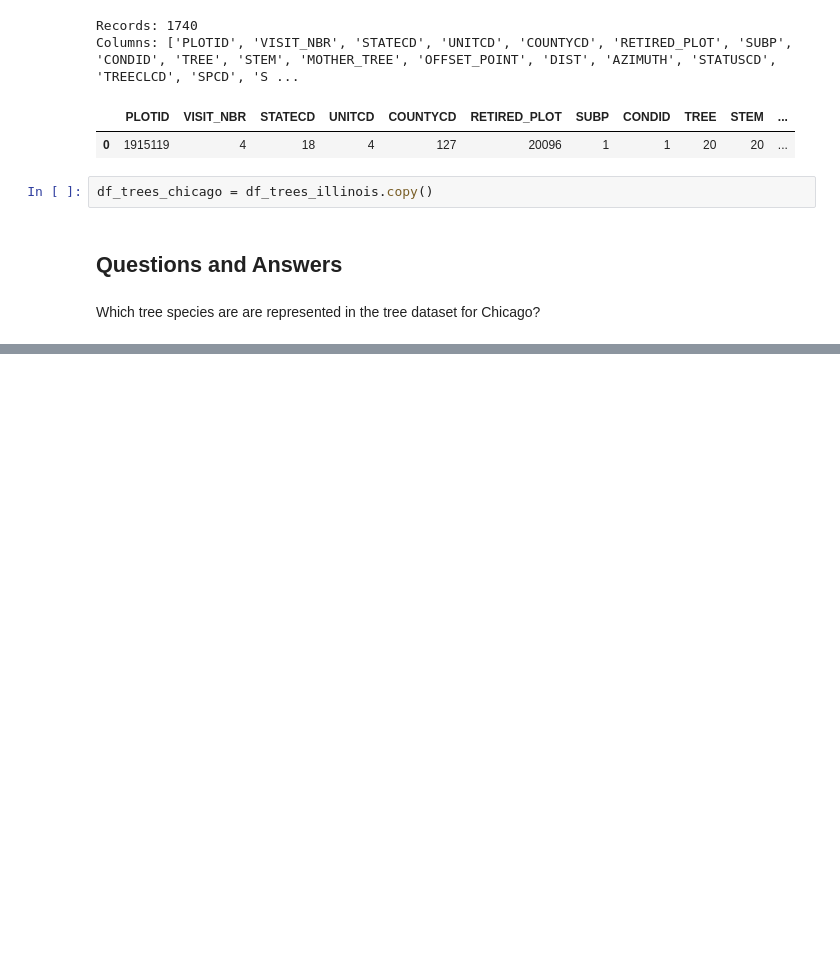
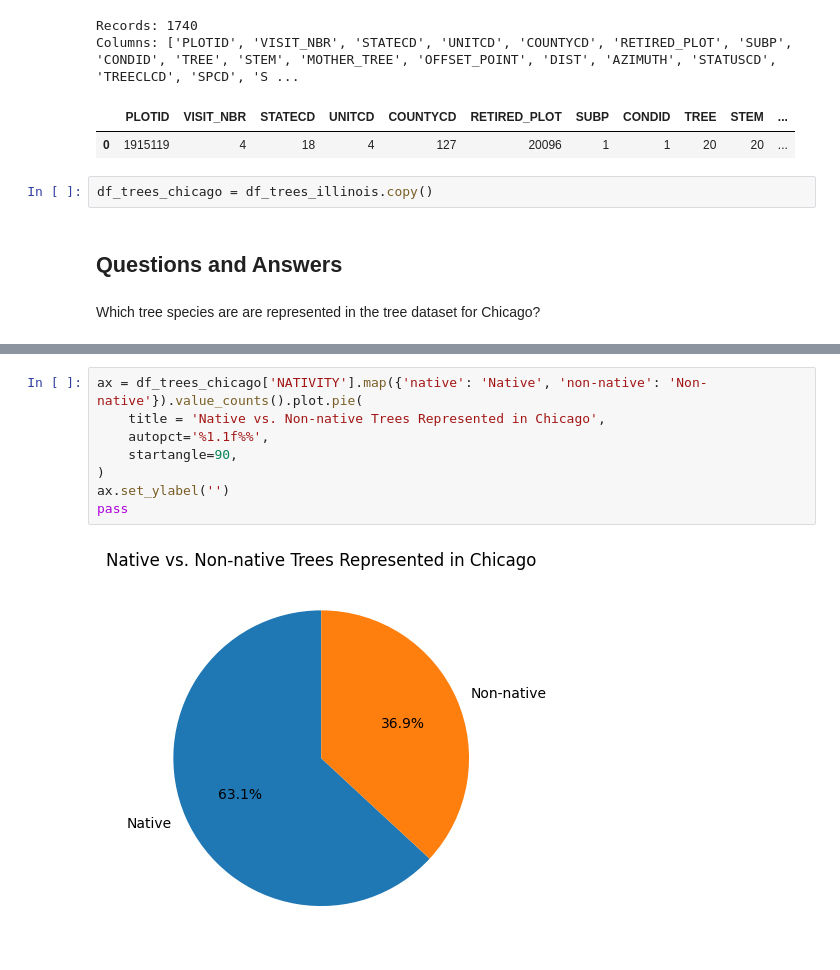
Before and after one commit to fractalate/data-trees, a Jupyter notebook: explore_chicago_il.ipynb, the cells around one changed output, grey strips where cells are left out. Cells and saved outputs as stored; diff of their text form; blank space fills up the shorter version.

```diff
--- a/explore_chicago_il.ipynb
+++ b/explore_chicago_il.ipynb
@@ -687,0 +404,10 @@ Name: count, dtype: int64
+# %%
+ax = df_trees_chicago['NATIVITY'].map({'native': 'Native', 'non-native': 'Non-native'}).value_counts().plot.pie(
+    title = 'Native vs. Non-native Trees Represented in Chicago',
+    autopct='%1.1f%%',
+    startangle=90,
+)
+ax.set_ylabel('')
+pass
+# %% [output]
+[figure, added]
```
Also changed, not shown: parts of 26 cells of this notebook.
